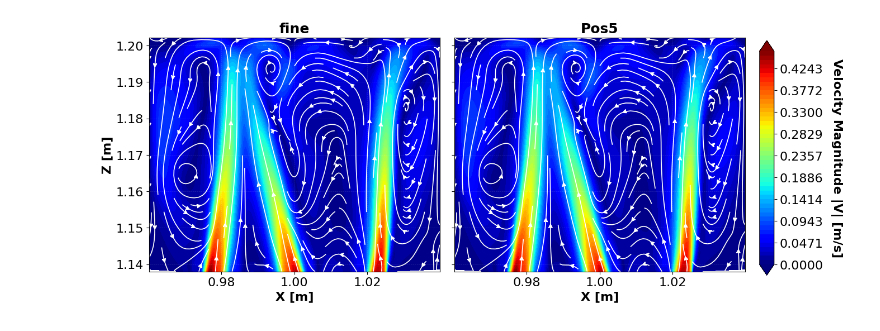
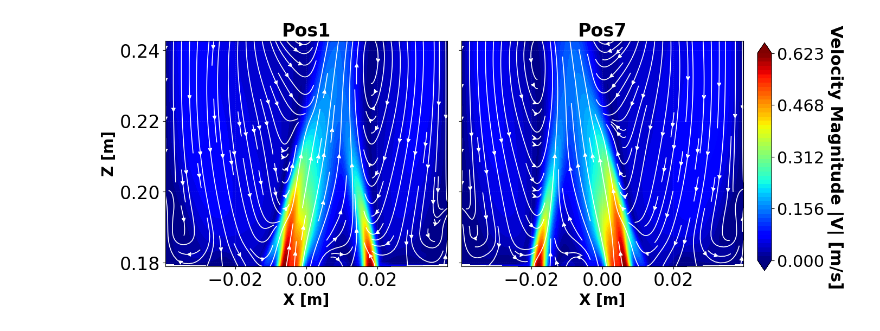
Before and after one commit to goru14qe/A1A4_paper2, a Jupyter notebook: Python_files/A1A4_symmetry.ipynb, the cells around one changed output. Cells and saved outputs as stored; diff of their text form; code cells hidden in the pictures.

```diff
--- a/Python_files/A1A4_symmetry.ipynb
+++ b/Python_files/A1A4_symmetry.ipynb
@@ -11,15 +11,15 @@ import os
 # SYMMETRY CHECK: Read 2 CSV files and flip second one horizontally (across X axis)
 # Configuration for symmetry check
 sym_folder1 = '../30/sim/30_Re_100'  # Folder for first file
-sym_file1 = 'SIM_S_Pos03_Re100_B0001_T.csv'  # First file
+sym_file1 = 'SIM_S_Pos01_Re100_B0001_T.csv'  # First file
 
 sym_folder2 = '../30/sim/30_Re_100'  # Folder for second file
-sym_file2 = 'SIM_S_Pos05_Re100_B0001_T.csv'  # Second file (will be flipped)
+sym_file2 = 'SIM_S_Pos07_Re100_B0001_T.csv'  # Second file (will be flipped)
 output_dir = '../Plots/'+ 'symmetry_check_100'  # Output folder for symmetry check plots
-pos = 3
+pos = 1
 
-file1_label = 'Pos3'
-file2_label = 'Pos5'
+file1_label = 'Pos1'
+file2_label = 'Pos7'
 # Z-heights for line plots (in meters)
 z_min_sym = 0.180
 z_max_sym = 0.236
@@ -367,11 +367,11 @@ for i, idx in enumerate(selected_indices):
             color='r', linestyle='--', linewidth=2, zorder=3, alpha=0.8)
 
     if i >= len(selected_indices) - n_cols:
-        ax.set_xlabel('X [m]', fontsize=16, fontweight='bold')
+        ax.set_xlabel('X [m]', fontsize=20, fontweight='bold')
     if i % n_cols == 0:
-        ax.set_ylabel('|V| [m/s]', fontsize=16, fontweight='bold')
+        ax.set_ylabel('|V| [m/s]', fontsize=20, fontweight='bold')
 
-    ax.tick_params(labelsize=16)
+    ax.tick_params(labelsize=20)
     ax.set_title(f'z = {data["z_target_mm"]:.0f} mm', fontsize=18, fontweight='bold')
     ax.grid(True, alpha=0.3)
 
@@ -382,10 +382,10 @@ for i in range(len(selected_indices), len(axes)):
 
 # Add legend only to the last pair
 if len(selected_indices) > 0:
-    axes[len(selected_indices)-1].legend(fontsize=14, loc='best', frameon=True)
+    axes[len(selected_indices)-1].legend(fontsize=20, loc='best', frameon=True)
 
 plt.suptitle(f'Symmetry Check: Velocity Profiles at Different z-Heights',
-             fontsize=16, fontweight='bold', y=0.995)
+             fontsize=20, fontweight='bold', y=0.995)
 plt.tight_layout()
 plt.savefig(f'{output_dir}/Symmetry_Check_Line_Profiles_pos{pos}.png', dpi=300, bbox_inches='tight')
 plt.show()
@@ -455,43 +455,51 @@ contour1 = ax1.tricontourf(
 )
 ax1.streamplot(X1, Z1, U1_norm, V1_norm, density=1.2, color='white',
                linewidth=1.2, arrowsize=1.0, arrowstyle='fancy')
 
 # Right: Pos 5
 contour2 = ax2.tricontourf(
     df2_plot['Points_0'].values, df2_plot['Points_2'].values, df2_plot['vel_cal'].values,
     levels=levels_plot, cmap='jet', vmin=vmin_plot, vmax=vmax_plot, extend='both'
 )
 ax2.streamplot(X2, Z2, U2_norm, V2_norm, density=1.2, color='white',
                linewidth=1.2, arrowsize=1.0, arrowstyle='fancy')
 
 # Axes formatting
 for ax in (ax1, ax2):
-    ax.set_xlabel('X [m]', fontsize=16, fontweight='bold')
+    ax.set_xlabel('X [m]', fontsize=20, fontweight='bold')
     ax.set_aspect('equal')
     ax.grid(True, linestyle='--', alpha=0.15, color='white', linewidth=0.5)
-    ax.tick_params(axis='x', which='both', labelsize=16)
-    ax.tick_params(axis='y', which='both', labelsize=16)
+    ax.tick_params(axis='x', which='both', labelsize=24)
+    ax.tick_params(axis='y', which='both', labelsize=24)
     ax.set_xlim(common_bounds_sym[0], common_bounds_sym[1])
     ax.set_ylim(common_bounds_sym[2], common_bounds_sym[3])
-    ax2.tick_params(axis='y', which='major', labelleft=False)
 
-ax1.set_ylabel('Z [m]', fontsize=16, fontweight='bold')
+ax1.set_ylabel('Z [m]', fontsize=20, fontweight='bold')
+ax2.tick_params(axis='y', which='major', labelleft=False)
 
-ax1.set_title(f'{file1_label}', fontsize=18, fontweight='bold')
-ax2.set_title(f'{file2_label}', fontsize=18, fontweight='bold')
+ax1.set_title(f'{file1_label}', fontsize=24, fontweight='bold')
+ax2.set_title(f'{file2_label}', fontsize=24, fontweight='bold')
 
 # Colorbar
 cbar_ax = fig.add_axes([0.92, 0.15, 0.02, 0.7])
 cbar = fig.colorbar(contour1, cax=cbar_ax)
 cbar.set_label('Velocity Magnitude |V| [m/s]', rotation=270, labelpad=25,
-               fontsize=16, fontweight='bold')
-cbar.ax.tick_params(labelsize=16)
+               fontsize=22, fontweight='bold')
+cbar.ax.tick_params(labelsize=20)
+
+from matplotlib.ticker import FormatStrFormatter
+cbar.ax.tick_params(labelsize=22)
+vmin, vmax = contour1.get_clim()
+cbar.set_ticks(np.linspace(vmin, vmax, 5))
+cbar.formatter = FormatStrFormatter('%.3f')
+cbar.update_ticks()  # Refresh the tick labels
+
 
 plt.subplots_adjust(left=0.08, right=0.90, top=0.90, bottom=0.12, wspace=0.05)
 plt.savefig(f'{output_dir}/Symmetry_Contour_Pos{file1_label}.png', dpi=300, bbox_inches='tight')
 plt.show()
 # %% [output]
-[figure, old version]
+[figure, new version]
 # %%
 fig, ax = plt.subplots(figsize=(8, 6))
 
```
Also changed, not shown: parts of 8 cells of this notebook, 40 other files.
